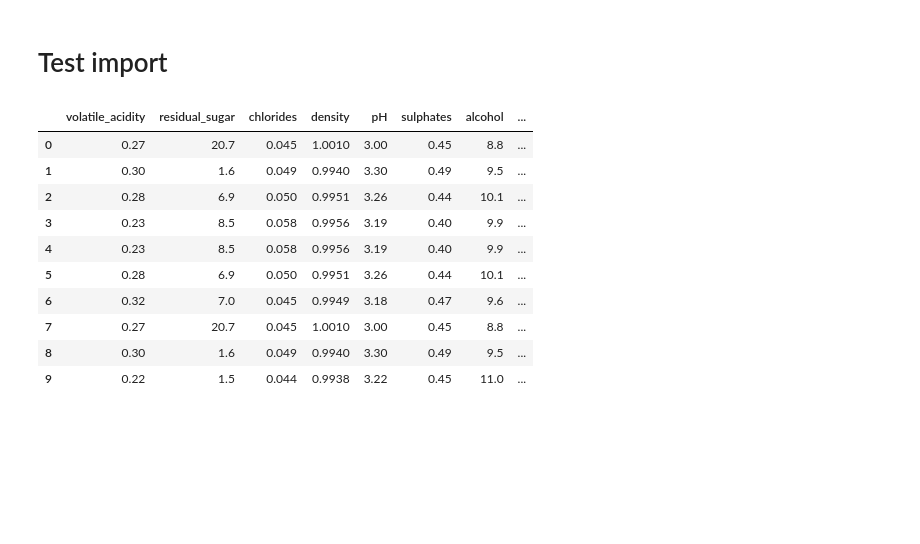
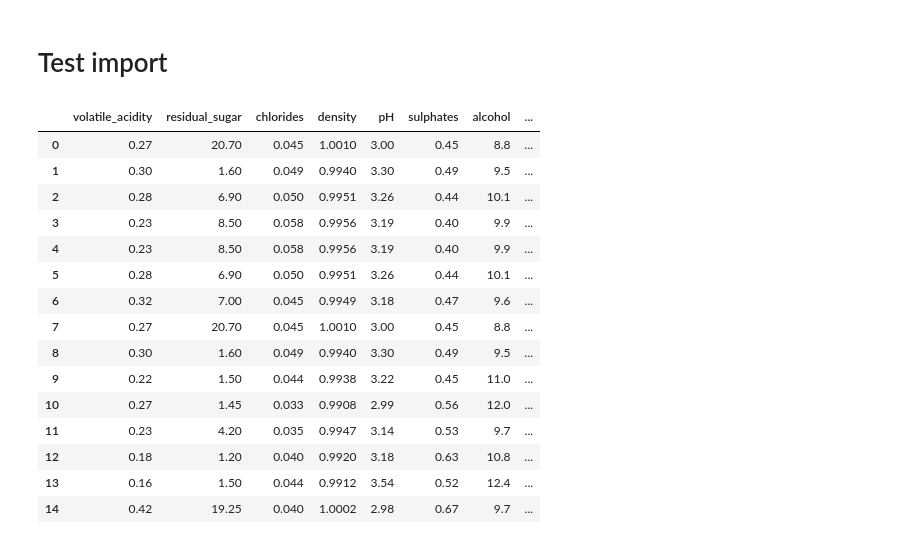
Before and after one commit to daysthroughcode/DABProject3, a Jupyter notebook: 1-Notebooks/cleaning.ipynb, the cells around one changed output. Saved outputs shown, nothing was run; the diff lists cells and outputs as text; code cells hidden in the pictures; blank space fills up the shorter version.

```diff
--- a/1-Notebooks/cleaning.ipynb
+++ b/1-Notebooks/cleaning.ipynb
@@ -505,20 +511,25 @@ conn.close()
 # %%
 import sqlite3
 import pandas as pd
-conn = sqlite3.connect(r'C:\Users\wvill\Documents\GitHub\DABProject3\Dashboard\resources\wine_quality.db')
+conn = sqlite3.connect(r'C:\Users\wvill\Documents\GitHub\DABProject3\Dashboard\wine_quality.db')
 query = 'Select * from wine_quality'
 df2 = pd.read_sql_query(query,conn)
 conn.close()
 df2.head(15)
 # %% [output]
 |  | volatile_acidity | residual_sugar | chlorides | density | pH | sulphates | alcohol | ... |
-| 0 | 0.27 | 20.7 | 0.045 | 1.0010 | 3.00 | 0.45 | 8.8 | ... |
-| 1 | 0.30 | 1.6 | 0.049 | 0.9940 | 3.30 | 0.49 | 9.5 | ... |
-| 2 | 0.28 | 6.9 | 0.050 | 0.9951 | 3.26 | 0.44 | 10.1 | ... |
-| 3 | 0.23 | 8.5 | 0.058 | 0.9956 | 3.19 | 0.40 | 9.9 | ... |
-| 4 | 0.23 | 8.5 | 0.058 | 0.9956 | 3.19 | 0.40 | 9.9 | ... |
-| 5 | 0.28 | 6.9 | 0.050 | 0.9951 | 3.26 | 0.44 | 10.1 | ... |
-| 6 | 0.32 | 7.0 | 0.045 | 0.9949 | 3.18 | 0.47 | 9.6 | ... |
-| 7 | 0.27 | 20.7 | 0.045 | 1.0010 | 3.00 | 0.45 | 8.8 | ... |
-| 8 | 0.30 | 1.6 | 0.049 | 0.9940 | 3.30 | 0.49 | 9.5 | ... |
-| 9 | 0.22 | 1.5 | 0.044 | 0.9938 | 3.22 | 0.45 | 11.0 | ... |
+| 0 | 0.27 | 20.70 | 0.045 | 1.0010 | 3.00 | 0.45 | 8.8 | ... |
+| 1 | 0.30 | 1.60 | 0.049 | 0.9940 | 3.30 | 0.49 | 9.5 | ... |
+| 2 | 0.28 | 6.90 | 0.050 | 0.9951 | 3.26 | 0.44 | 10.1 | ... |
+| 3 | 0.23 | 8.50 | 0.058 | 0.9956 | 3.19 | 0.40 | 9.9 | ... |
+| 4 | 0.23 | 8.50 | 0.058 | 0.9956 | 3.19 | 0.40 | 9.9 | ... |
+| 5 | 0.28 | 6.90 | 0.050 | 0.9951 | 3.26 | 0.44 | 10.1 | ... |
+| 6 | 0.32 | 7.00 | 0.045 | 0.9949 | 3.18 | 0.47 | 9.6 | ... |
+| 7 | 0.27 | 20.70 | 0.045 | 1.0010 | 3.00 | 0.45 | 8.8 | ... |
+| 8 | 0.30 | 1.60 | 0.049 | 0.9940 | 3.30 | 0.49 | 9.5 | ... |
+| 9 | 0.22 | 1.50 | 0.044 | 0.9938 | 3.22 | 0.45 | 11.0 | ... |
+| 10 | 0.27 | 1.45 | 0.033 | 0.9908 | 2.99 | 0.56 | 12.0 | ... |
+| 11 | 0.23 | 4.20 | 0.035 | 0.9947 | 3.14 | 0.53 | 9.7 | ... |
+| 12 | 0.18 | 1.20 | 0.040 | 0.9920 | 3.18 | 0.63 | 10.8 | ... |
+| 13 | 0.16 | 1.50 | 0.044 | 0.9912 | 3.54 | 0.52 | 12.4 | ... |
+| 14 | 0.42 | 19.25 | 0.040 | 1.0002 | 2.98 | 0.67 | 9.7 | ... |
```
Also changed, not shown: parts of 18 cells of this notebook, 18 other files.
